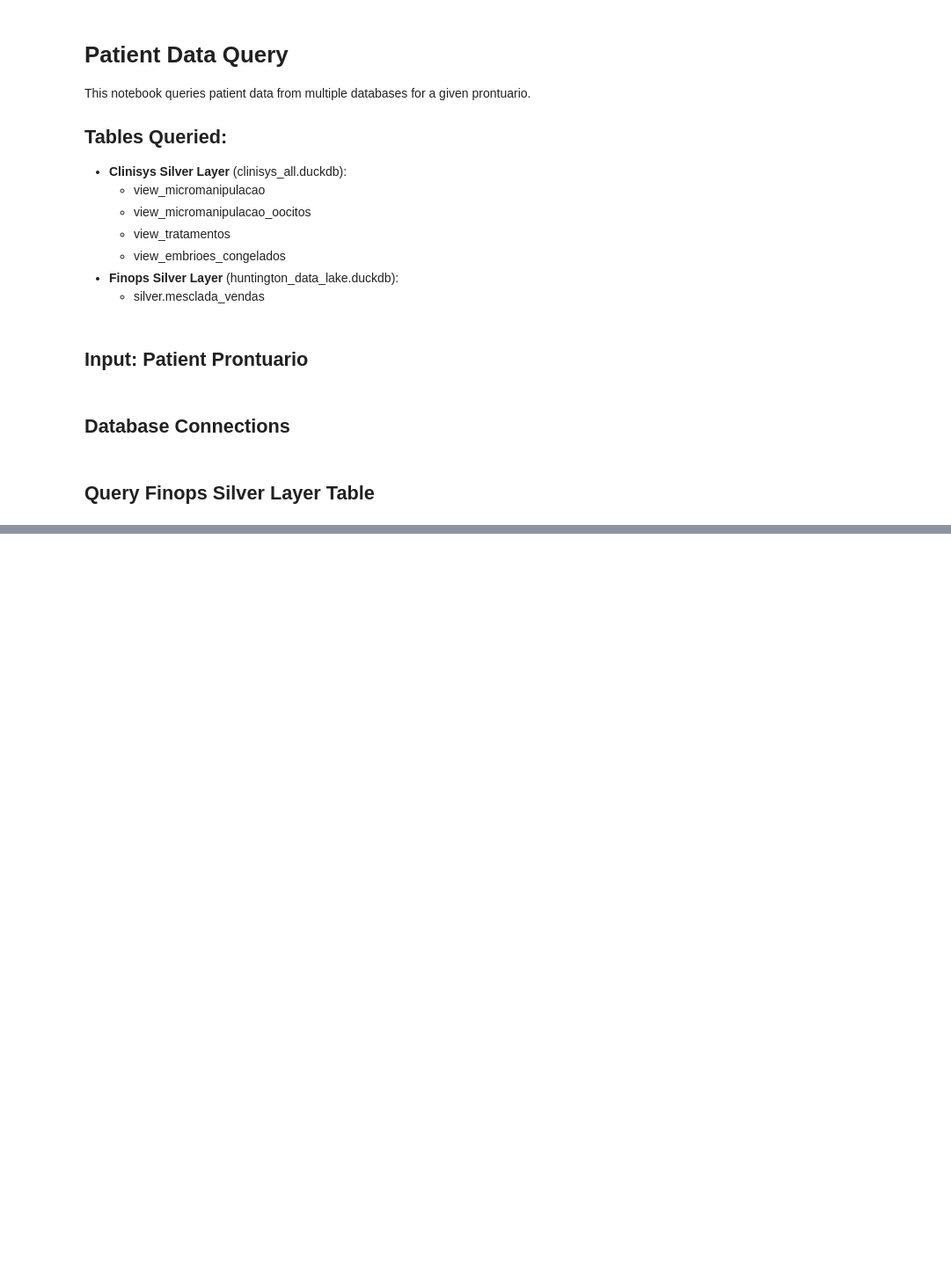
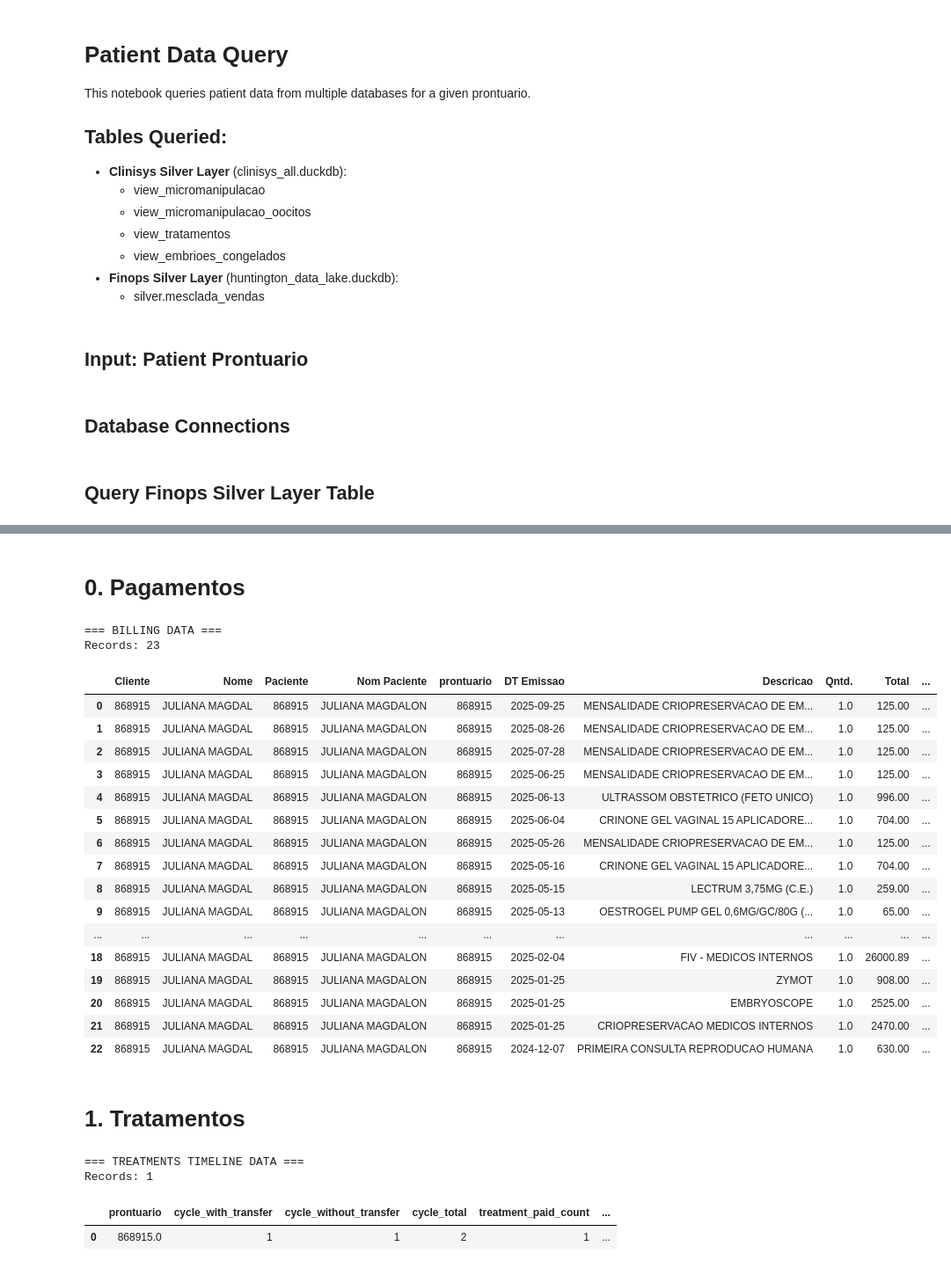
Before and after one commit to bobbypestana/embryoscope-extraction, a Jupyter notebook: finops/explore/query_patient_data.ipynb, the cells around one changed output, grey strips where cells are left out. Shown at 88% size. Cells and saved outputs as stored; diff of their text form; code cells hidden in the pictures; blank space fills up the shorter version.

Commit message:
Updated finops exploration notebooks and cryopreservation timeline module

```diff
--- a/finops/explore/query_patient_data.ipynb
+++ b/finops/explore/query_patient_data.ipynb
@@ -183,10 +234,10 @@ def query_comprehensive_timeline(conn, prontuario):
 
     df = conn.execute(query).df()
     print(f"Found {len(df)} records in comprehensive_biopsy_pgta_timeline")
-    if not df.empty:
-        display(df)
-    else:
-        print("No records found.")
+    # if not df.empty:
+    #     display(df)
+    # else:
+    #     print("No records found.")
     return df
 # %%
 def query_resumed_timeline(conn, prontuario):
@@ -200,10 +251,10 @@ def query_resumed_timeline(conn, prontuario):
 
     df = conn.execute(query).df()
     print(f"Found {len(df)} records in resumed_biopsy_pgta_timeline")
-    if not df.empty:
-        display(df)
-    else:
-        print("No records found.")
+    # if not df.empty:
+    #     display(df)
+    # else:
+    #     print("No records found.")
     return df
 # %%
 def query_embryoscope_timeline(conn, prontuario):
@@ -664,0 +588,10 @@ Found 1 records in resumed_consultas_timeline
+# %%
+## Example usage with comprehensive timeline data including cryopreservation
+
+
+prontuario = '788592'
+prontuario = 868915
+
+
+# Query all patient data including comprehensive timeline and cryopreservation data
+results_with_timeline = query_patient_data_with_timeline(prontuario)
@@ -664,0 +616,47 @@ Found 1 records in resumed_consultas_timeline
+# %% [markdown]
+# 0. Pagamentos
+# %%
+# Billing data
+print("=== BILLING DATA ===")
+mesclada_data = results_with_timeline['mesclada_vendas']
+print(f"Records: {len(mesclada_data)}")
+if not mesclada_data.empty:
+    display(mesclada_data)
+else:
+    print("No billing data found.")
+# %% [output]
+=== BILLING DATA ===
+Records: 23
+|  | Cliente | Nome | Paciente | Nom Paciente | prontuario | DT Emissao | Descricao | Qntd. | Total | ... |
+| 0 | 868915 | JULIANA MAGDAL | 868915 | JULIANA MAGDALON | 868915 | 2025-09-25 | MENSALIDADE CRIOPRESERVACAO DE EM... | 1.0 | 125.00 | ... |
+| 1 | 868915 | JULIANA MAGDAL | 868915 | JULIANA MAGDALON | 868915 | 2025-08-26 | MENSALIDADE CRIOPRESERVACAO DE EM... | 1.0 | 125.00 | ... |
+| 2 | 868915 | JULIANA MAGDAL | 868915 | JULIANA MAGDALON | 868915 | 2025-07-28 | MENSALIDADE CRIOPRESERVACAO DE EM... | 1.0 | 125.00 | ... |
+| 3 | 868915 | JULIANA MAGDAL | 868915 | JULIANA MAGDALON | 868915 | 2025-06-25 | MENSALIDADE CRIOPRESERVACAO DE EM... | 1.0 | 125.00 | ... |
+| 4 | 868915 | JULIANA MAGDAL | 868915 | JULIANA MAGDALON | 868915 | 2025-06-13 | ULTRASSOM OBSTETRICO (FETO UNICO) | 1.0 | 996.00 | ... |
+| 5 | 868915 | JULIANA MAGDAL | 868915 | JULIANA MAGDALON | 868915 | 2025-06-04 | CRINONE GEL VAGINAL 15 APLICADORE... | 1.0 | 704.00 | ... |
+| 6 | 868915 | JULIANA MAGDAL | 868915 | JULIANA MAGDALON | 868915 | 2025-05-26 | MENSALIDADE CRIOPRESERVACAO DE EM... | 1.0 | 125.00 | ... |
+| 7 | 868915 | JULIANA MAGDAL | 868915 | JULIANA MAGDALON | 868915 | 2025-05-16 | CRINONE GEL VAGINAL 15 APLICADORE... | 1.0 | 704.00 | ... |
+| 8 | 868915 | JULIANA MAGDAL | 868915 | JULIANA MAGDALON | 868915 | 2025-05-15 | LECTRUM 3,75MG (C.E.) | 1.0 | 259.00 | ... |
+| 9 | 868915 | JULIANA MAGDAL | 868915 | JULIANA MAGDALON | 868915 | 2025-05-13 | OESTROGEL PUMP GEL 0,6MG/GC/80G (... | 1.0 | 65.00 | ... |
+| ... | ... | ... | ... | ... | ... | ... | ... | ... | ... | ... |
+| 18 | 868915 | JULIANA MAGDAL | 868915 | JULIANA MAGDALON | 868915 | 2025-02-04 | FIV - MEDICOS INTERNOS | 1.0 | 26000.89 | ... |
+| 19 | 868915 | JULIANA MAGDAL | 868915 | JULIANA MAGDALON | 868915 | 2025-01-25 | ZYMOT | 1.0 | 908.00 | ... |
+| 20 | 868915 | JULIANA MAGDAL | 868915 | JULIANA MAGDALON | 868915 | 2025-01-25 | EMBRYOSCOPE | 1.0 | 2525.00 | ... |
+| 21 | 868915 | JULIANA MAGDAL | 868915 | JULIANA MAGDALON | 868915 | 2025-01-25 | CRIOPRESERVACAO MEDICOS INTERNOS | 1.0 | 2470.00 | ... |
+| 22 | 868915 | JULIANA MAGDAL | 868915 | JULIANA MAGDALON | 868915 | 2024-12-07 | PRIMEIRA CONSULTA REPRODUCAO HUMANA | 1.0 | 630.00 | ... |
+# %% [markdown]
+# 1. Tratamentos
+# %%
+# Treatments timeline data
+print("=== TREATMENTS TIMELINE DATA ===")
+tratamentos_timeline_data = results_with_timeline['tratamentos_timeline']
+print(f"Records: {len(tratamentos_timeline_data)}")
+if not tratamentos_timeline_data.empty:
+    display(tratamentos_timeline_data)
+else:
+    print("No treatments timeline data found.")
+# %% [output]
+=== TREATMENTS TIMELINE DATA ===
+Records: 1
+|  | prontuario | cycle_with_transfer | cycle_without_transfer | cycle_total | treatment_paid_count | ... |
+| 0 | 868915.0 | 1 | 1 | 2 | 1 | ... |
```
Also changed, not shown: parts of 34 cells of this notebook, 3 other files.
